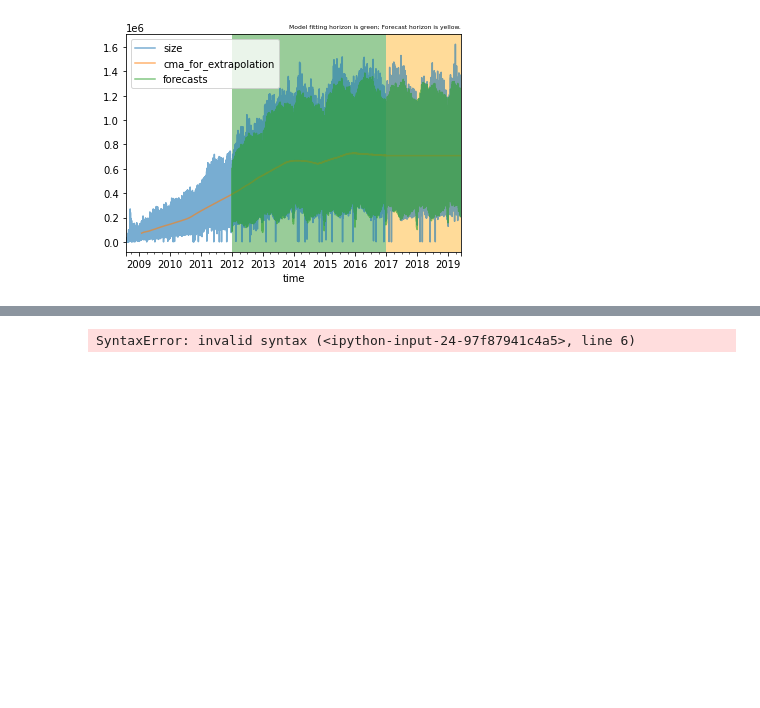
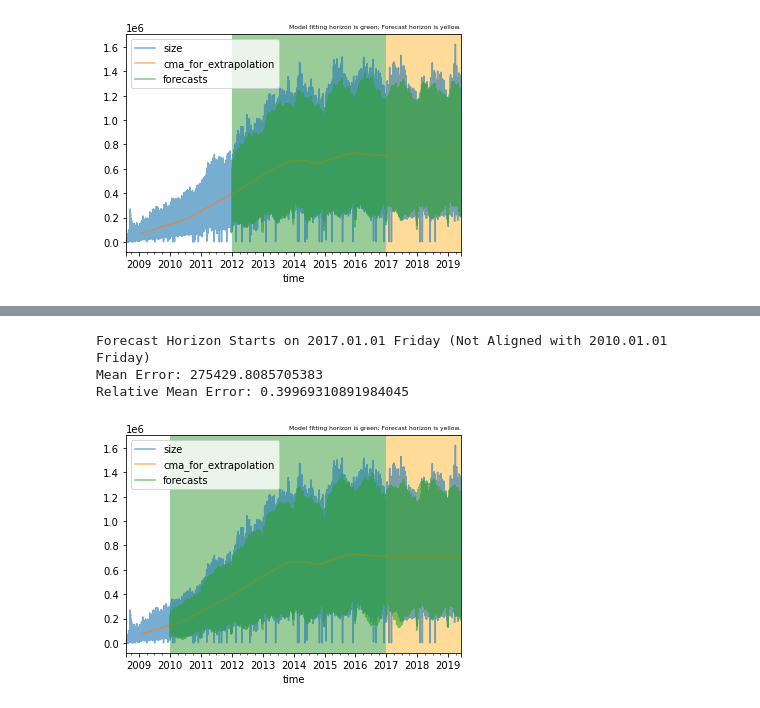
Before and after one commit to PerryXDeng/proj_stack_exchange, a Jupyter notebook: ts_analysis.ipynb, the cells around one changed output, grey strips where cells are left out. Drawn from its saved outputs; the diff is of its cells as text; code cells hidden in the pictures; blank space fills up the shorter version.

```diff
--- a/ts_analysis.ipynb
+++ b/ts_analysis.ipynb
@@ -492,36 +533,38 @@ Relative Mean Error: 0.11360541175213879
 # %%
-# let's try starting our horizons on fridays
-friday_fit_horizon_start = np.datetime64("2010-01-01T00:00:00")
-friday_fitting_horizon = filtered_df[friday_fit_horizon_start:forecast_horizon_start - np.timedelta64(1,"h")].copy()
+# another example of non aligned weekday starts
+sunday_forecast_horizon_start = np.datetime64("2017-01-01T00:00:00")
+friday_fitting_horizon = filtered_df[friday_fit_horizon_start:sunday_forecast_horizon_start - np.timedelta64(1,"h")].copy()
 friday_signal_fft = np.fft.fft(friday_fitting_horizon['size_detrended'])
 
-friday_forecast_horizon_start =
-
 n = len(friday_fitting_horizon)
-non_constant_signal_fft = sunday_signal_fft[1:] # first term has frequency of zero which is just a constant term
+non_constant_signal_fft = friday_signal_fft[1:] # first term has frequency of zero which is just a constant term
 amplitudes = np.absolute(non_constant_signal_fft)/n
 frequencies_hz = (np.arange(0, n, 1) * sample_rate / n)[1:]
 periods_hours = (1/frequencies_hz)/((60**2))
 periods_days = (1/frequencies_hz)/((60**2)*24)
 filtered_indices = np.insert((periods_days > 365.25) + (amplitudes < 0.005),0,[True])
 
 df['forecasts'] = np.nan
 forecasts = df['forecasts'].values.copy()
 num_extrapolations = len(df[friday_fit_horizon_start:])
-num_forecasts = len(df[forecast_horizon_start:])
+num_forecasts = len(df[sunday_forecast_horizon_start:])
 extrapolation_indices = df.index >= friday_fit_horizon_start
-fits = cmas[extrapolation_indices] *  (dft_extrapolate_filtered_cpu(sunday_signal_fft, num_extrapolations, filtered_indices) + 1)
+fits = cmas[extrapolation_indices] *  (dft_extrapolate_filtered_cpu(friday_signal_fft, num_extrapolations, filtered_indices) + 1)
 forecasts[extrapolation_indices] = fits
 df['forecasts'] = forecasts
 df['errors'] = (df['forecasts'] - df['size']).abs()
 
-forecast_horizon = df[forecast_horizon_start:]
+forecast_horizon = df[sunday_forecast_horizon_start:]
+print("Forecast Horizon Starts on 2017.01.01 Friday (Not Aligned with 2010.01.01 Friday)")
 print(f"Mean Error: {forecast_horizon['errors'].mean()}")
 print(f"Relative Mean Error: {forecast_horizon['errors'].mean()/forecast_horizon['size'].mean()}")
 
-plot_forecasts(df, friday_fit_horizon_start, forecast_horizon_start)
+plot_forecasts(df, friday_fit_horizon_start, sunday_forecast_horizon_start)
 # %% [output]
-SyntaxError: invalid syntax (<ipython-input-24-97f87941c4a5>, line 6)
+Forecast Horizon Starts on 2017.01.01 Friday (Not Aligned with 2010.01.01 Friday)
+Mean Error: 275429.8085705383
+Relative Mean Error: 0.39969310891984045
+[figure, added]
 # %%
 # SUMMMARY of FFT for Time Series
 # Pros: 1. widely researched and implemented, with existing libraries 2. Very good at modeling periodic trends in time series
```
Also changed, not shown: parts of 2 cells of this notebook.
